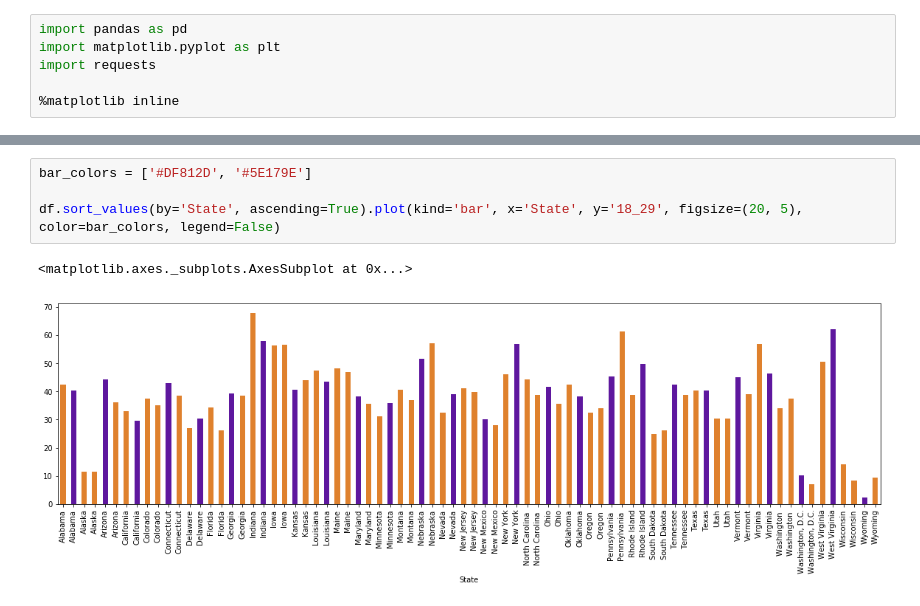
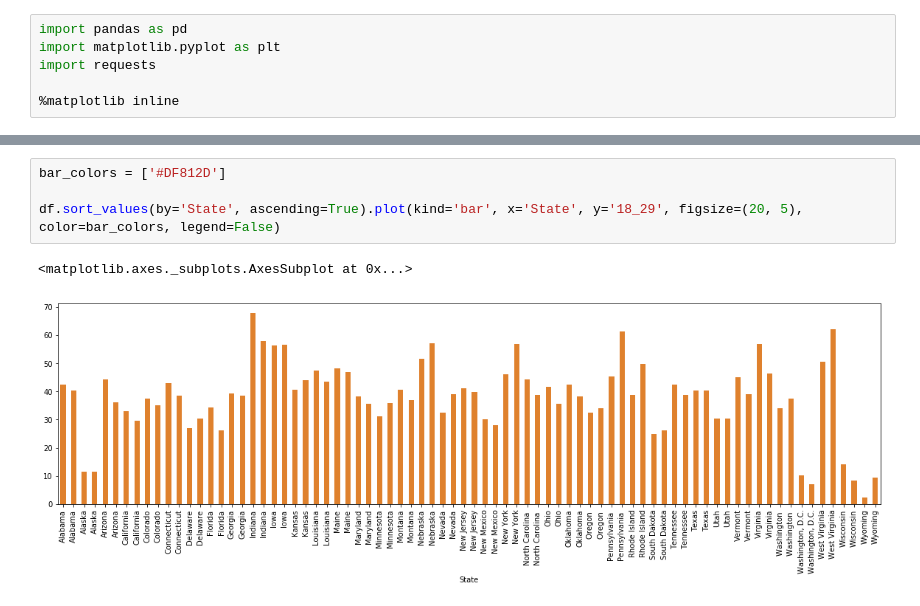
Before and after one commit to linleysanders/data-studio, a Jupyter notebook: Code/03-youth-vote/Youth Vote.ipynb, the cells around one changed output, grey strips where cells are left out. Drawn from its saved outputs; the diff is of its cells as text.

```diff
--- a/Code/03-youth-vote/Youth Vote.ipynb
+++ b/Code/03-youth-vote/Youth Vote.ipynb
@@ -51,7 +88,7 @@ count.head(100)
 # %%
-bar_colors = ['#DF812D', '#5E179E']
+bar_colors = ['#DF812D']
 
 df.sort_values(by='State', ascending=True).plot(kind='bar', x='State', y='18_29', figsize=(20, 5), color=bar_colors, legend=False)
 # %% [output]
 <matplotlib.axes._subplots.AxesSubplot at 0x...>
-[figure, old version]
+[figure, new version]
```
Also changed, not shown: parts of 9 cells of this notebook, 2 other files.
